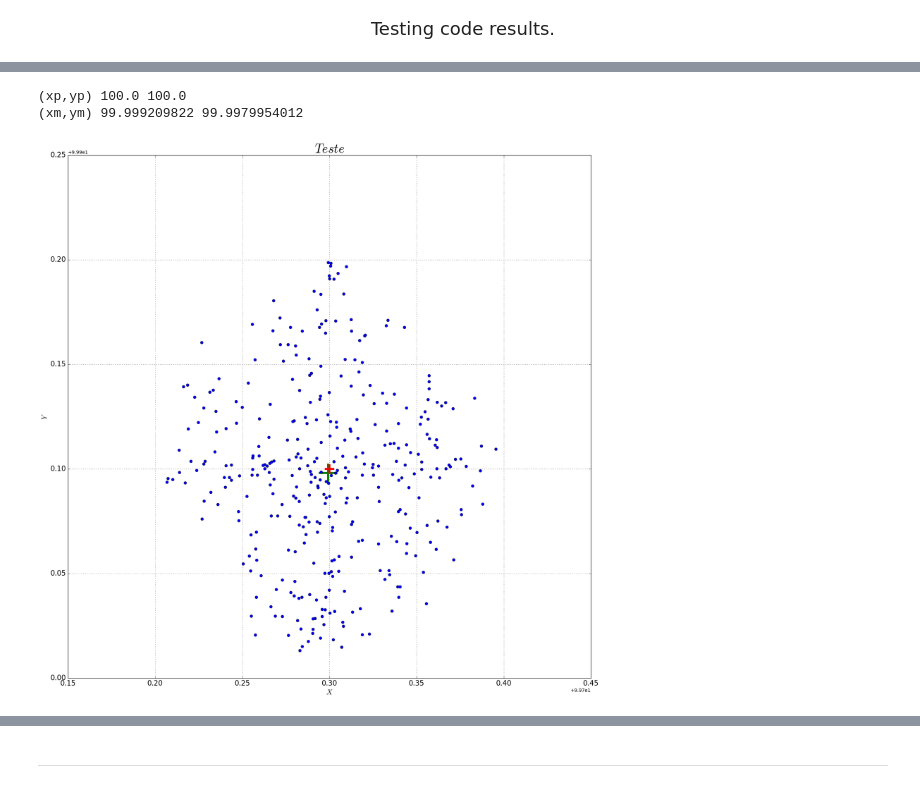
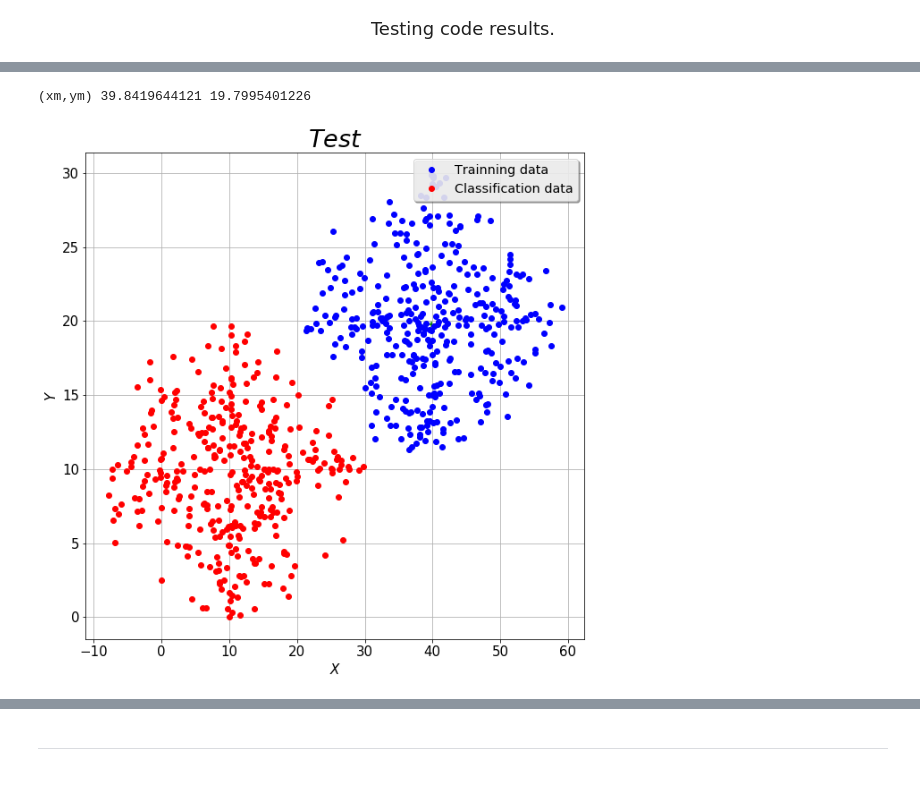
Before and after one commit to VictorCarreira/Testes, a Jupyter notebook: Teste_dists.ipynb, the cells around one changed output, grey strips where cells are left out. Drawn from its saved outputs; the diff is of its cells as text; code cells hidden in the pictures.

```diff
--- a/Teste_dists.ipynb
+++ b/Teste_dists.ipynb
@@ -12,12 +12,12 @@ from IPython.display import Latex
 # %%
 #lendo o dado:
 
-nuvem = np.loadtxt('teste_nuvem.txt')
-ponto = np.loadtxt('teste_ponto.txt')
+nuvem = np.loadtxt('teste_nuvem_T.txt')
+ponto = np.loadtxt('teste_nuvem_C.txt')
 
 print(ponto)
 
 beta=np.size(ponto)
 
-print(beta)
+#print(beta)
 # %% [output]
@@ -26,36 +41,37 @@ print(beta)
 # %%
-py.rcParams['figure.figsize'] = (20.0, 20.0)#Redimensiona a figura
+py.rcParams['figure.figsize'] = (10.0, 10.0)#Redimensiona a figura
 
 x=nuvem[:,0]
 y=nuvem[:,1]
 
 xm=np.mean(x)
 ym=np.mean(y)
 
-xp=ponto[0]
-yp=ponto[1]
+xp=ponto[:,0]
+yp=ponto[:,1]
 
-print('(xp,yp)',xp,yp)
+#print('(xp,yp)',xp,yp)
 print('(xm,ym)',xm,ym)
 
-plt.plot( x, y, 'bo') # green bolinha
+plt.plot( x, y, 'bo', label='Trainning data')
 plt.scatter( xm, ym, marker='+',c='green', linewidths=40)
-plt.scatter( xp, yp, marker='+',c='red', linewidths=20) # linha pontilha orange
+plt.plot( xp, yp, 'ro', label='Classification data')
 
 
-plt.title("$Teste$", fontweight='normal', fontsize=27)
+plt.title("$Test$", fontweight='normal', fontsize=27)
 plt.tick_params(axis='both', labelsize=15)#aumenta o tamanho dos valores nos eixos
+
+legend = plt.legend(loc='upper right', shadow=True, fontsize='x-large')
 
 plt.grid(True)
 plt.xlabel("$X$", fontsize=15)
 plt.ylabel("$Y$", fontsize=15)
 plt.savefig('Imagens/teste.eps')
 plt.show()
 plt.close()
 # %% [output]
-(xp,yp) 100.0 100.0
-(xm,ym) 99.999209822 99.9979954012
+(xm,ym) 39.8419644121 19.7995401226
-[figure, old version]
+[figure, new version]
 # %%
 #prova real (testando o teste)
 
```
Also changed, not shown: parts of 2 cells of this notebook.
